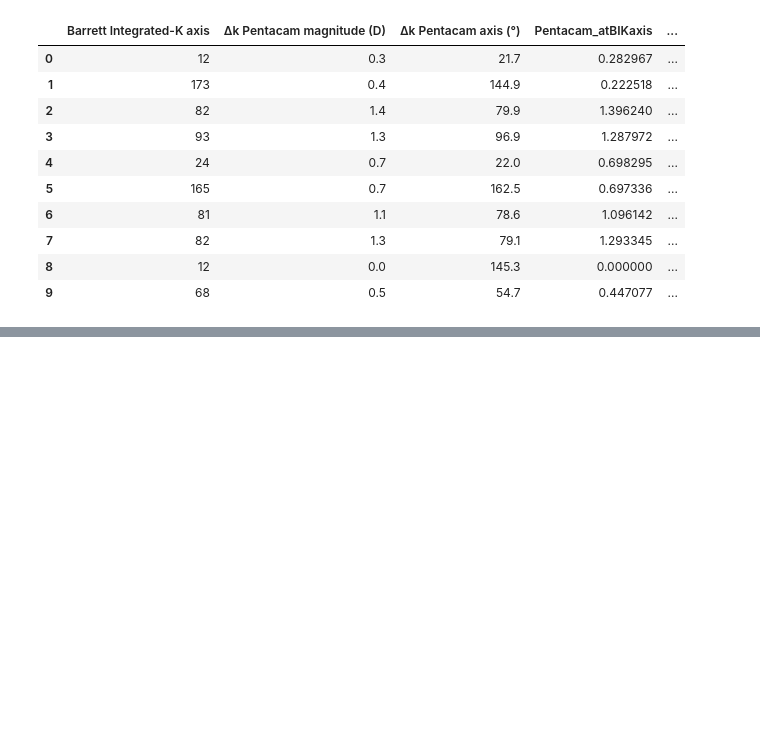
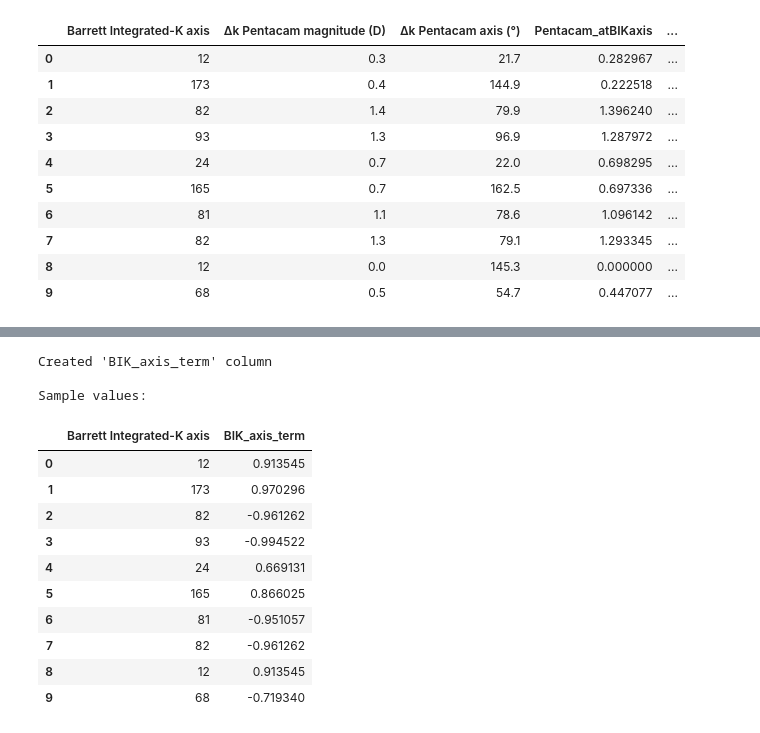
Before and after one commit to wak1616/warringdemo, a Jupyter notebook: data_notebook.ipynb, the cells around one changed output, grey strips where cells are left out. Saved outputs shown, nothing was run; the diff lists cells and outputs as text; code cells hidden in the pictures; blank space fills up the shorter version.

```diff
--- a/data_notebook.ipynb
+++ b/data_notebook.ipynb
@@ -6,4 +7,6 @@ import matplotlib.pyplot as plt
 # %%
+pd.set_option('display.max_columns', None)
+
 # Load the LRI AI Spreadsheet data
 df = pd.read_csv('data/LRI_AI_Spreadsheet_WVI_NG_11_2025_Deidentified.csv')
 
@@ -201,3 +204,28 @@ Post. astigmatism and ∆TK IOL 700 at BIK axis:
 | 7 | 1.45 | 82 | 0.23 | 178.0 | ... |
 | 8 | 0.11 | 12 | 0.21 | 170.0 | ... |
 | 9 | 0.48 | 68 | 0.20 | 18.0 | ... |
+# %%
+# Create a special term for the Barrett Integrated-K axis called "BIK_axis_term" to better capture the information held by the angle
+# Using double-angle cosine: cos(2*axis) converts 180° periodic axis to linear term
+# +1 = axis 0°/180° (with-the-rule), -1 = axis 90° (against-the-rule), 0 = axis 45°/135° (oblique)
+
+df['BIK_axis_term'] = np.cos(np.radians(df['Barrett Integrated-K axis'] * 2))
+
+print("Created 'BIK_axis_term' column")
+print("\nSample values:")
+df[['Barrett Integrated-K axis', 'BIK_axis_term']].head(10)
+# %% [output]
+Created 'BIK_axis_term' column
+
+Sample values:
+|  | Barrett Integrated-K axis | BIK_axis_term |
+| 0 | 12 | 0.913545 |
+| 1 | 173 | 0.970296 |
+| 2 | 82 | -0.961262 |
+| 3 | 93 | -0.994522 |
+| 4 | 24 | 0.669131 |
+| 5 | 165 | 0.866025 |
+| 6 | 81 | -0.951057 |
+| 7 | 82 | -0.961262 |
+| 8 | 12 | 0.913545 |
+| 9 | 68 | -0.719340 |
```
Also changed, not shown: parts of 5 cells of this notebook, 1 other file.
